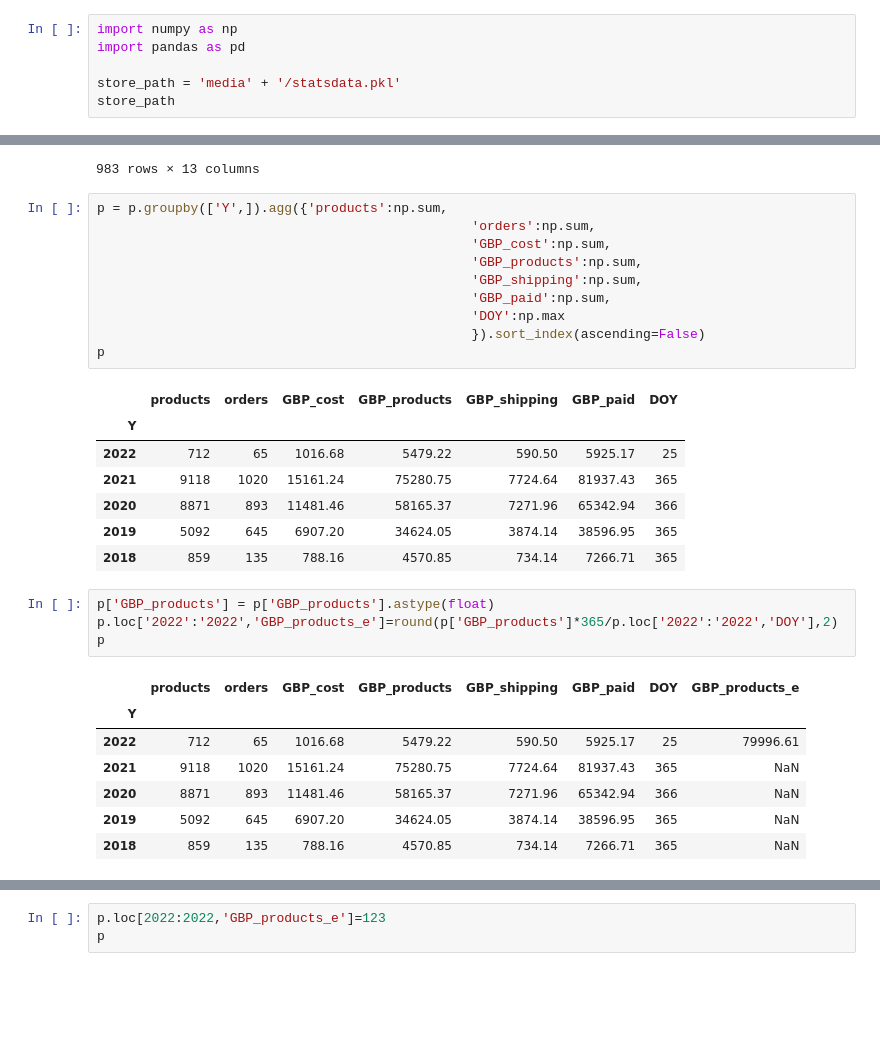
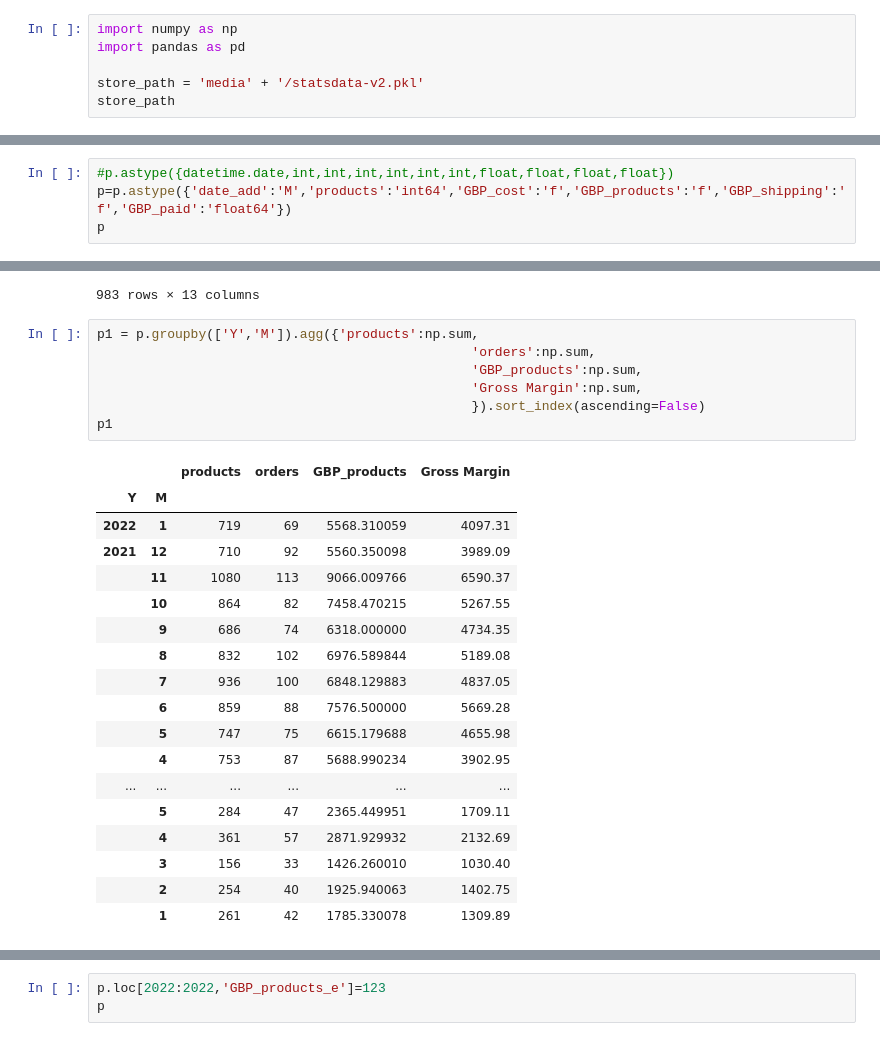
Before and after one commit to vallka/djellifique, a Jupyter notebook: Untitled-1.ipynb, the cells around one changed output, grey strips where cells are left out. Saved outputs shown, nothing was run; the diff lists cells and outputs as text; blank space fills up the shorter version.

```diff
--- a/Untitled-1.ipynb
+++ b/Untitled-1.ipynb
@@ -2,6 +2,6 @@
 import numpy as np
 import pandas as pd
 
-store_path = 'media' + '/statsdata.pkl'
+store_path = 'media' + '/statsdata-v2.pkl'
 store_path
 # %% [output]
@@ -25,0 +28,4 @@ p
+# %%
+#p.astype({datetime.date,int,int,int,int,int,int,float,float,float,float})
+p=p.astype({'date_add':'M','products':'int64','GBP_cost':'f','GBP_products':'f','GBP_shipping':'f','GBP_paid':'float64'})
+p
@@ -44,32 +64,28 @@ p
 | 982 | 2018-10-18 | 2018 | 4 | 10 | 18 | 33 | 2 | 9.24 | 156.18 | 7.00 | ... |
 983 rows × 13 columns
 # %%
-p = p.groupby(['Y',]).agg({'products':np.sum,
+p1 = p.groupby(['Y','M']).agg({'products':np.sum,
                                                 'orders':np.sum,
-                                                'GBP_cost':np.sum,
                                                 'GBP_products':np.sum,
-                                                'GBP_shipping':np.sum,
-                                                'GBP_paid':np.sum,
-                                                'DOY':np.max
+                                                'Gross Margin':np.sum,
                                                 }).sort_index(ascending=False)
-p
+p1
 # %% [output]
-|  | products | orders | GBP_cost | GBP_products | GBP_shipping | GBP_paid | DOY |
-| Y |  |  |  |  |  |  |  |
-| 2022 | 712 | 65 | 1016.68 | 5479.22 | 590.50 | 5925.17 | 25 |
-| 2021 | 9118 | 1020 | 15161.24 | 75280.75 | 7724.64 | 81937.43 | 365 |
-| 2020 | 8871 | 893 | 11481.46 | 58165.37 | 7271.96 | 65342.94 | 366 |
-| 2019 | 5092 | 645 | 6907.20 | 34624.05 | 3874.14 | 38596.95 | 365 |
-| 2018 | 859 | 135 | 788.16 | 4570.85 | 734.14 | 7266.71 | 365 |
+|  |  | products | orders | GBP_products | Gross Margin |
+| Y | M |  |  |  |  |
+| 2022 | 1 | 719 | 69 | 5568.310059 | 4097.31 |
+| 2021 | 12 | 710 | 92 | 5560.350098 | 3989.09 |
+|  | 11 | 1080 | 113 | 9066.009766 | 6590.37 |
+|  | 10 | 864 | 82 | 7458.470215 | 5267.55 |
+|  | 9 | 686 | 74 | 6318.000000 | 4734.35 |
+|  | 8 | 832 | 102 | 6976.589844 | 5189.08 |
+|  | 7 | 936 | 100 | 6848.129883 | 4837.05 |
+|  | 6 | 859 | 88 | 7576.500000 | 5669.28 |
+|  | 5 | 747 | 75 | 6615.179688 | 4655.98 |
+|  | 4 | 753 | 87 | 5688.990234 | 3902.95 |
+| ... | ... | ... | ... | ... | ... |
+|  | 5 | 284 | 47 | 2365.449951 | 1709.11 |
+|  | 4 | 361 | 57 | 2871.929932 | 2132.69 |
+|  | 3 | 156 | 33 | 1426.260010 | 1030.40 |
+|  | 2 | 254 | 40 | 1925.940063 | 1402.75 |
+|  | 1 | 261 | 42 | 1785.330078 | 1309.89 |
-# %%
-p['GBP_products'] = p['GBP_products'].astype(float)
-p.loc['2022':'2022','GBP_products_e']=round(p['GBP_products']*365/p.loc['2022':'2022','DOY'],2)
-p
-# %% [output]
-|  | products | orders | GBP_cost | GBP_products | GBP_shipping | GBP_paid | DOY | GBP_products_e |
-| Y |  |  |  |  |  |  |  |  |
-| 2022 | 712 | 65 | 1016.68 | 5479.22 | 590.50 | 5925.17 | 25 | 79996.61 |
-| 2021 | 9118 | 1020 | 15161.24 | 75280.75 | 7724.64 | 81937.43 | 365 | NaN |
-| 2020 | 8871 | 893 | 11481.46 | 58165.37 | 7271.96 | 65342.94 | 366 | NaN |
-| 2019 | 5092 | 645 | 6907.20 | 34624.05 | 3874.14 | 38596.95 | 365 | NaN |
-| 2018 | 859 | 135 | 788.16 | 4570.85 | 734.14 | 7266.71 | 365 | NaN |
```
Also changed, not shown: parts of 13 cells of this notebook, 8 other files.
